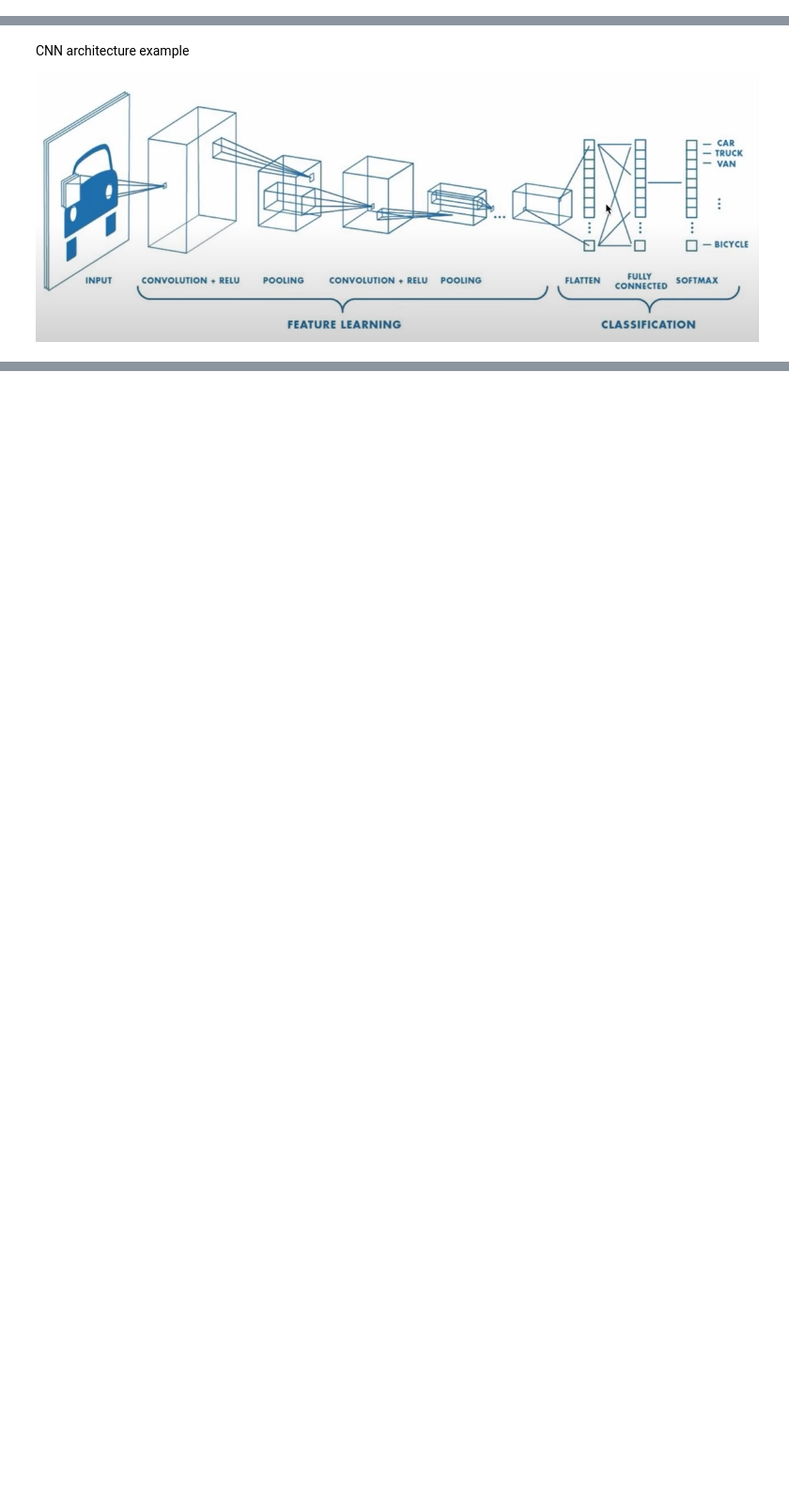
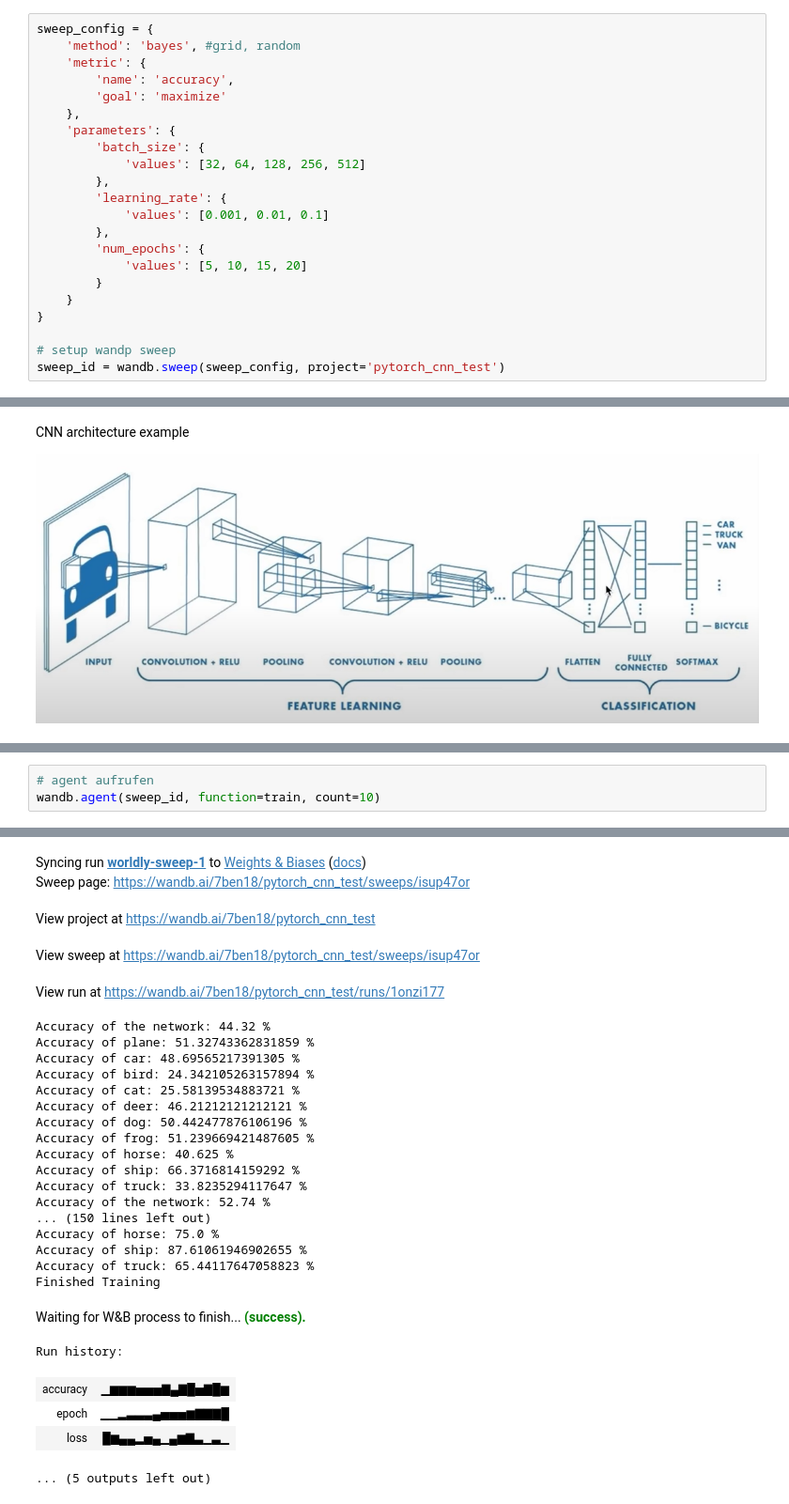
Before and after one commit to 7ben18/fhnw-del-Deep-Learning, a Jupyter notebook: Deep-Dearning-With-PyTorch-Full-Course/13-PyTorch-CNN.ipynb, the cells around one changed output, grey strips where cells are left out. Shown at 94% size. Saved outputs shown, nothing was run; the diff lists cells and outputs as text; blank space fills up the shorter version.

Commit message:
add wandb stuff

```diff
--- a/Deep-Dearning-With-PyTorch-Full-Course/13-PyTorch-CNN.ipynb
+++ b/Deep-Dearning-With-PyTorch-Full-Course/13-PyTorch-CNN.ipynb
@@ -29,0 +26,22 @@ Cached:    0.0 GB
+# %%
+sweep_config = {
+    'method': 'bayes', #grid, random
+    'metric': {
+        'name': 'accuracy',
+        'goal': 'maximize'
+    },
+    'parameters': {
+        'batch_size': {
+            'values': [32, 64, 128, 256, 512]
+        },
+        'learning_rate': {
+            'values': [0.001, 0.01, 0.1]
+        },
+        'num_epochs': {
+            'values': [5, 10, 15, 20]
+        }
+    }
+}
+
+# setup wandp sweep
+sweep_id = wandb.sweep(sweep_config, project='pytorch_cnn_test')
@@ -186,0 +250,4 @@ KeyboardInterrupt:
+# %%
+# agent aufrufen
+wandb.agent(sweep_id, function=train, count=10)
+# %% [output]
@@ -187,3 +263,31 @@ KeyboardInterrupt:
+Syncing run worldly-sweep-1 to Weights & Biases (docs)
+Sweep page: https://wandb.ai/7ben18/pytorch_cnn_test/sweeps/isup47or
+View project at https://wandb.ai/7ben18/pytorch_cnn_test
+View sweep at https://wandb.ai/7ben18/pytorch_cnn_test/sweeps/isup47or
+View run at https://wandb.ai/7ben18/pytorch_cnn_test/runs/1onzi177
+Accuracy of the network: 44.32 %
+Accuracy of plane: 51.32743362831859 %
+Accuracy of car: 48.69565217391305 %
+Accuracy of bird: 24.342105263157894 %
+Accuracy of cat: 25.58139534883721 %
+Accuracy of deer: 46.21212121212121 %
+Accuracy of dog: 50.442477876106196 %
+Accuracy of frog: 51.239669421487605 %
+Accuracy of horse: 40.625 %
+Accuracy of ship: 66.3716814159292 %
+Accuracy of truck: 33.8235294117647 %
+Accuracy of the network: 52.74 %
+... (150 lines left out)
+Accuracy of horse: 75.0 %
+Accuracy of ship: 87.61061946902655 %
+Accuracy of truck: 65.44117647058823 %
+Finished Training
+Waiting for W&B process to finish... (success).
+Run history:
+| accuracy | ▁▆▆▆▅▅▅▇▄▇█▅▇█▆ |
+| epoch | ▁▁▂▃▃▃▄▅▅▅▆▇▇▇█ |
+| loss | █▆▄▄▂▅▄▁▄▆▇▃▁▃▁ |
+... (5 outputs left out)
 # %%
 with torch.no_grad():
     n_correct = 0
```
Also changed, not shown: parts of 6 cells of this notebook, 4 other files.
